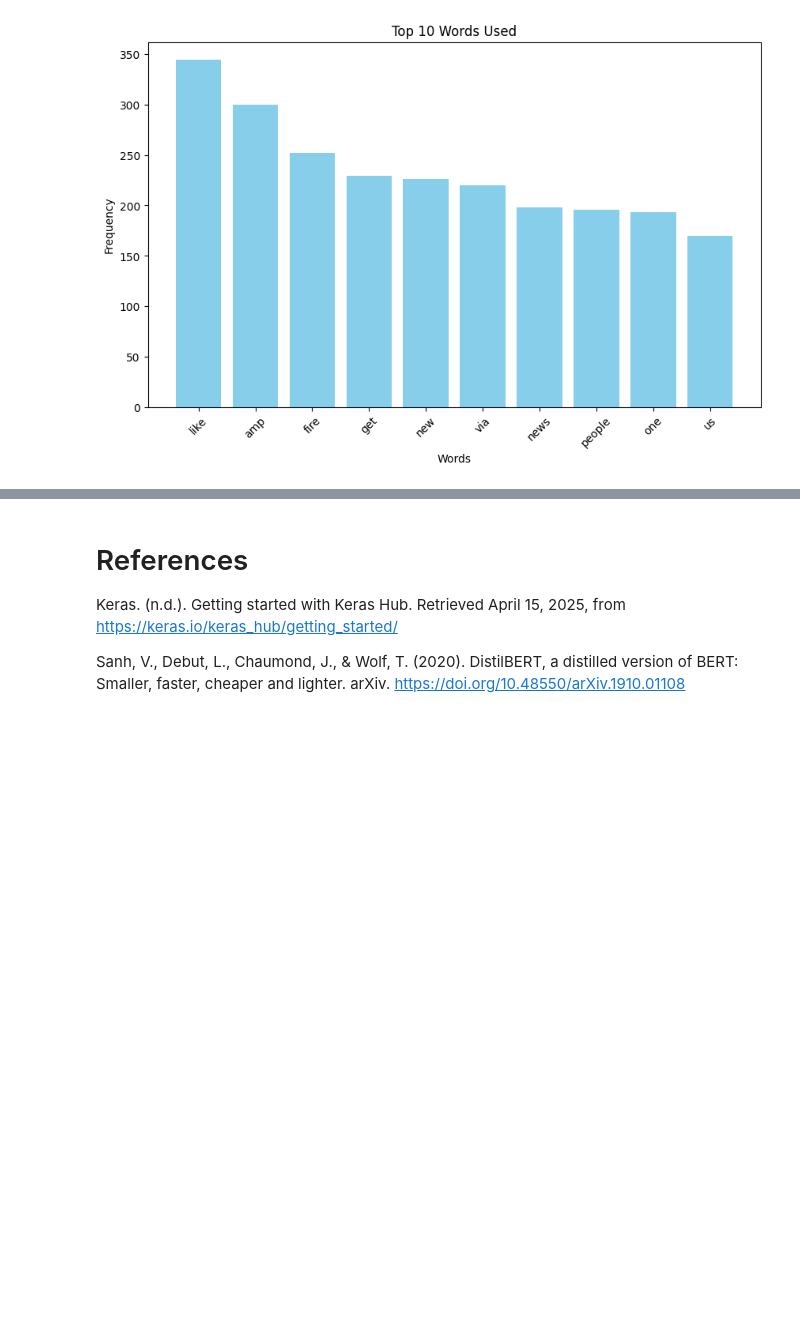
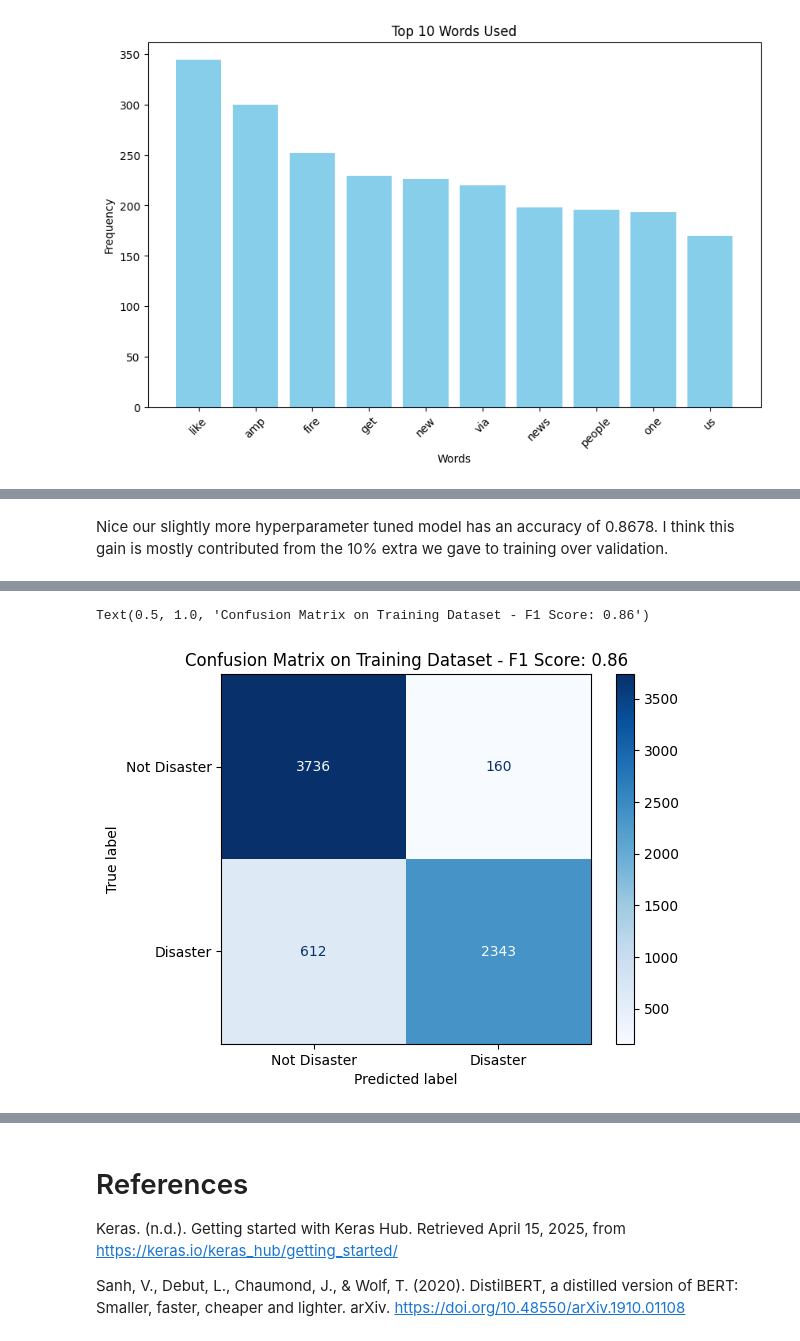
Before and after one commit to BasilPanda/NLP_Disaster_Tweets, a Jupyter notebook: nlp_disaster_tweets.ipynb, the cells around one changed output, grey strips where cells are left out. Cells and saved outputs as stored; diff of their text form; code cells hidden in the pictures; blank space fills up the shorter version.

Commit message:
hyperparameter tuning

```diff
--- a/nlp_disaster_tweets.ipynb
+++ b/nlp_disaster_tweets.ipynb
@@ -245,0 +402,17 @@ plt.show()
+# %%
+second_classifier = keras_nlp.models.DistilBertClassifier.from_preset(
+    preset,                                                               preprocessor=preprocessor,
+    num_classes=2)
+
+
+second_classifier.compile(
+    loss=K.losses.SparseCategoricalCrossentropy(from_logits=True),
+    optimizer=K.optimizers.Adam(1e-6),
+    metrics= ["accuracy"]
+)
+second_model = second_classifier.fit(x=X_train,
+                         y=y_train,
+                         batch_size=batch_size,
+                         epochs=epochs,
+                         validation_data=(X_val, y_val)
+                         )
@@ -245,0 +477,17 @@ plt.show()
+# %% [markdown]
+Nice our slightly more hyperparameter tuned model has an accuracy of 0.8678. I think this gain is mostly contributed from the 10% extra we gave to training over validation.
+# %%
+y_pred_train = second_classifier.predict(X_train)
+
+display_train = ConfusionMatrixDisplay.from_predictions(
+    y_train,
+    np.argmax(y_pred_train, axis=1),
+    display_labels=["Not Disaster","Disaster"],
+    cmap=plt.cm.Blues
+)
+
+tn, fp, fn, tp = confusion_matrix(y_train, np.argmax(y_pred_train, axis=1)).ravel()
+f1_score = tp / (tp+((fn+fp)/2))
+
+display_train.ax_.set_title(f"Confusion Matrix on Training Dataset - F1 Score: {f1_score.round(2)}")
+# %% [output]
@@ -245,0 +495,2 @@ plt.show()
+Text(0.5, 1.0, 'Confusion Matrix on Training Dataset - F1 Score: 0.86')
+[figure, added]
```
Also changed, not shown: parts of 20 cells of this notebook.
